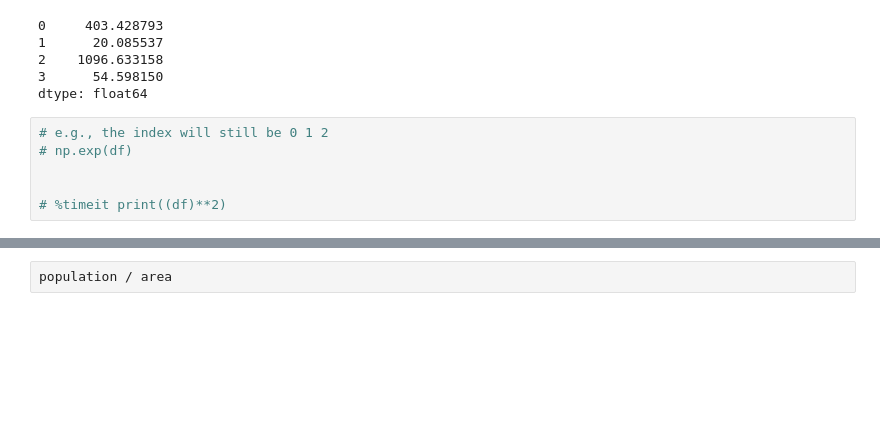
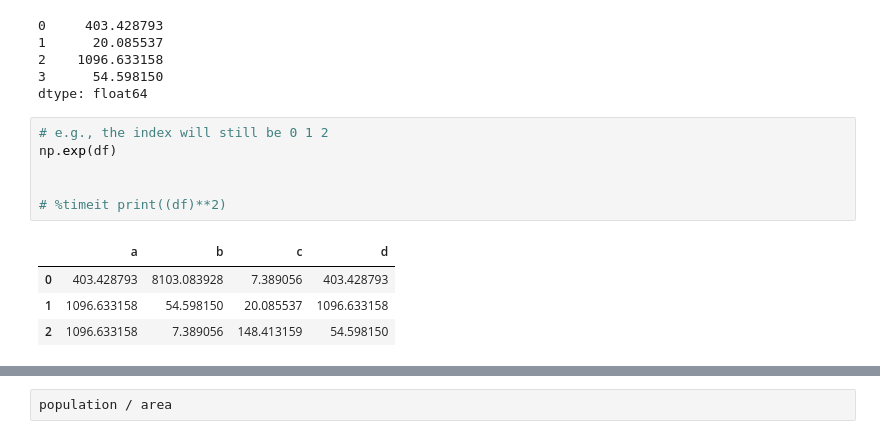
Before and after one commit to Metropolis40/_py_learning, a Jupyter notebook: _framework python DS/Python_DS_2.ipynb, the cells around one changed output, grey strips where cells are left out. Drawn from its saved outputs; the diff is of its cells as text; blank space fills up the shorter version.

```diff
--- a/_framework python DS/Python_DS_2.ipynb
+++ b/_framework python DS/Python_DS_2.ipynb
@@ -609,7 +737,12 @@ np.exp(ser)
 dtype: float64
 # %%
 # e.g., the index will still be 0 1 2
-# np.exp(df)
+np.exp(df)
 
 
 # %timeit print((df)**2)
+# %% [output]
+|  | a | b | c | d |
+| 0 | 403.428793 | 8103.083928 | 7.389056 | 403.428793 |
+| 1 | 1096.633158 | 54.598150 | 20.085537 | 1096.633158 |
+| 2 | 1096.633158 | 7.389056 | 148.413159 | 54.598150 |
```
Also changed, not shown: parts of 73 cells of this notebook.
